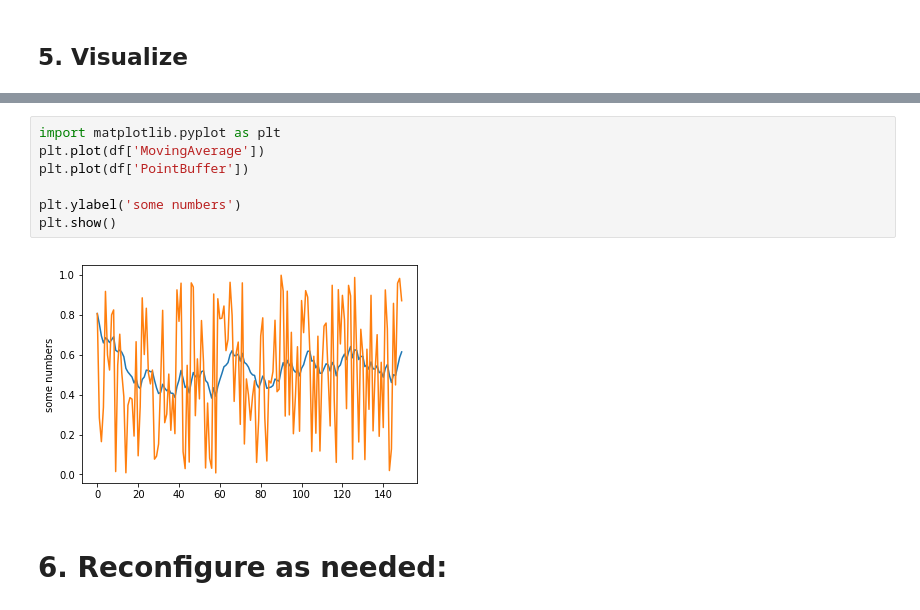
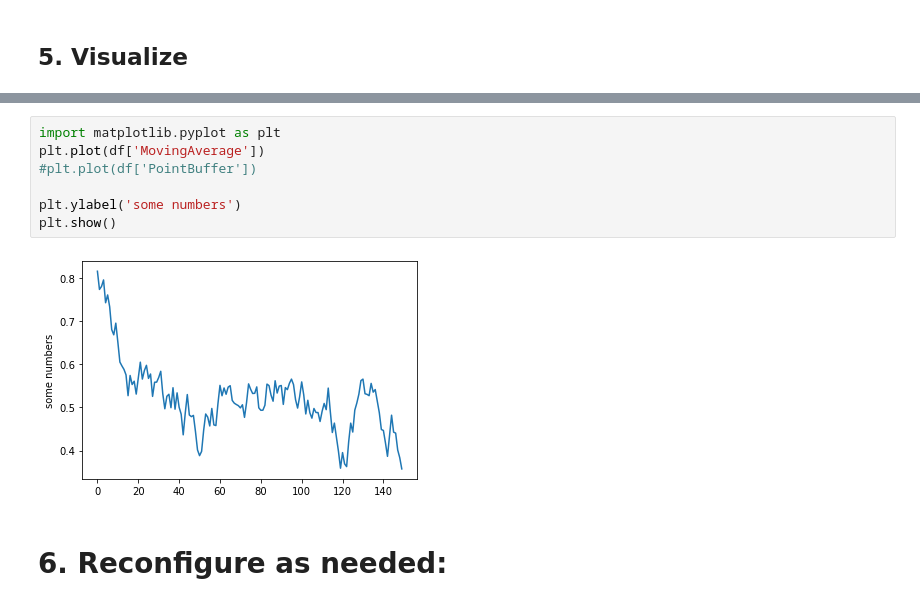
Before and after one commit to JustinGirard/processingNetwork, a Jupyter notebook: roughNotebooks/BasicDataProcessing.ipynb, the cells around one changed output, grey strips where cells are left out. Drawn from its saved outputs; the diff is of its cells as text.

```diff
--- a/roughNotebooks/BasicDataProcessing.ipynb
+++ b/roughNotebooks/BasicDataProcessing.ipynb
@@ -104,12 +99,12 @@ display(df)
 # %%
 import matplotlib.pyplot as plt
 plt.plot(df['MovingAverage'])
-plt.plot(df['PointBuffer'])
+#plt.plot(df['PointBuffer'])
 
 plt.ylabel('some numbers')
 plt.show()
 # %% [output]
-[figure, old version]
+[figure, new version]
 # %% [markdown]
 # 6. Reconfigure as needed:
 # %%
```
Also changed, not shown: parts of 2 cells of this notebook, 2 other files.
